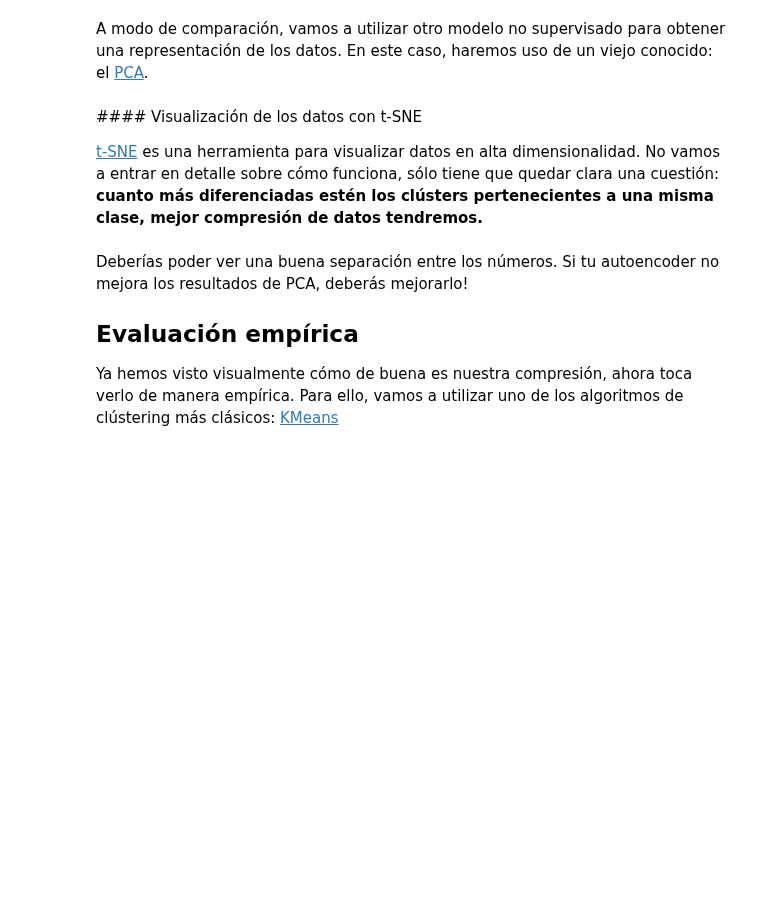
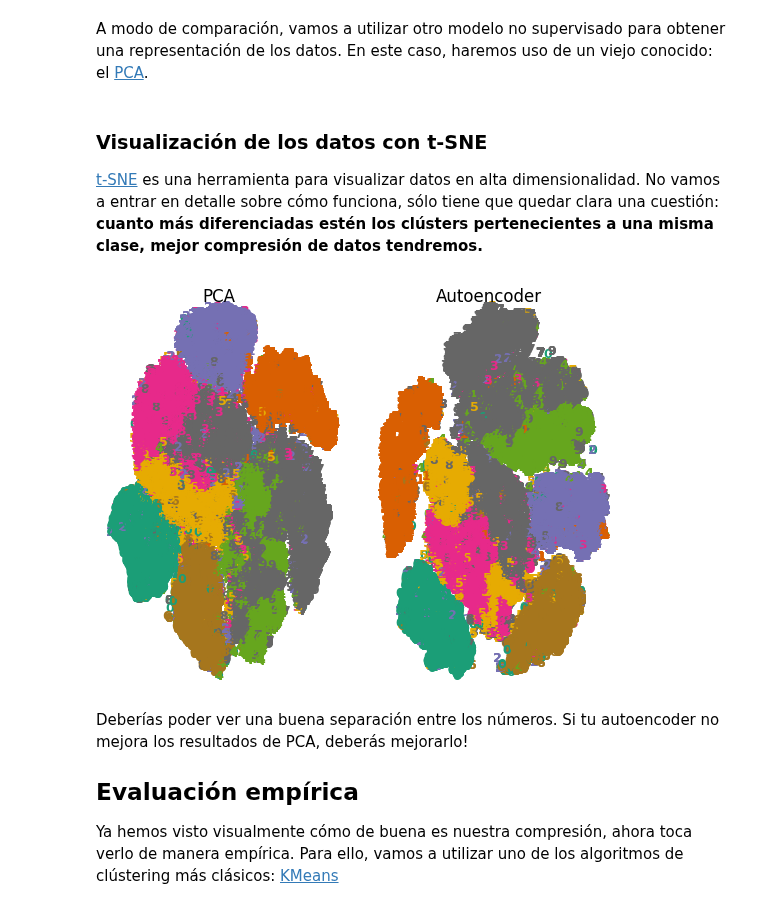
Before and after one commit to eirasf/GCED-AA2, a Jupyter notebook: lab10/lab10.ipynb, the cells around one changed output. Saved outputs shown, nothing was run; the diff lists cells and outputs as text; code cells hidden in the pictures; blank space fills up the shorter version.

```diff
--- a/lab10/lab10.ipynb
+++ b/lab10/lab10.ipynb
@@ -74,3 +88,8 @@ autoencoder_data = None
+# %%
+# TODO: Recorre los DataLoaders para juntar todos los datos en numpy arrays
+x_train = ... # Datos de entrada
+y_train = ... # Etiquetas
+z_train = ... # Representaciones aprendidas por el autoencoder
 # %% [markdown]
 A modo de comparación, vamos a utilizar otro modelo no supervisado para obtener una representación de los datos. En este caso, haremos uso de un viejo conocido: el [PCA](https://scikit-learn.org/stable/modules/generated/sklearn.decomposition.PCA.html).
 # %%
@@ -79,4 +98,4 @@ pca_data = PCA(n_components=10).fit_transform(x_train.reshape((len(x_train), -1)
 # %% [markdown]
-#### Visualización de los datos con t-SNE
+### Visualización de los datos con t-SNE
 
 [t-SNE](https://scikit-learn.org/stable/modules/generated/sklearn.manifold.TSNE.html) es una herramienta para visualizar datos en alta dimensionalidad. No vamos a entrar en detalle sobre cómo funciona, sólo tiene que quedar clara una cuestión: **cuanto más diferenciadas estén los clústers pertenecientes a una misma clase, mejor compresión de datos tendremos.**
@@ -90,37 +102,44 @@ tsne_data = {
 # %%
+from sklearn.manifold import TSNE
+
+tsne_data = {
+             'PCA': ..., # Calcula la representación en dos variables con TSNE para pca_data
+             'Autoencoder': ... # Calcula la representación en dos variables con TSNE para z_train
+}
+
 # usaremos esta función para visualizar los resultados
 from sklearn.preprocessing import MinMaxScaler
 
 def plot_embedding(X, y, title, ax):
     X = MinMaxScaler().fit_transform(X)
 
-    shown_images = np.array([[1.0, 1.0]])  # just something big
     for i in range(X.shape[0]):
         # plot every digit on the embedding
         ax.text(
             X[i, 0],
             X[i, 1],
             str(y[i]),
             color=plt.cm.Dark2(y[i]),
             fontdict={"weight": "bold", "size": 9},
         )
 
 
     ax.set_title(title)
     ax.axis("off")
 
-
 fig, axs = plt.subplots(nrows=1, ncols=2)
 names = list(tsne_data.keys())
 
 for name, ax in zip(names, axs.ravel()):
     if name is None:
         ax.axis("off")
         continue
     title = f"{name}"
     plot_embedding(tsne_data[name], y_train, title, ax)
 
 plt.show()
+# %% [output]
+[figure, added]
 # %% [markdown]
 Deberías poder ver una buena separación entre los números. Si tu autoencoder no mejora los resultados de PCA, deberás mejorarlo!
 
```
Also changed, not shown: parts of 18 cells of this notebook.
